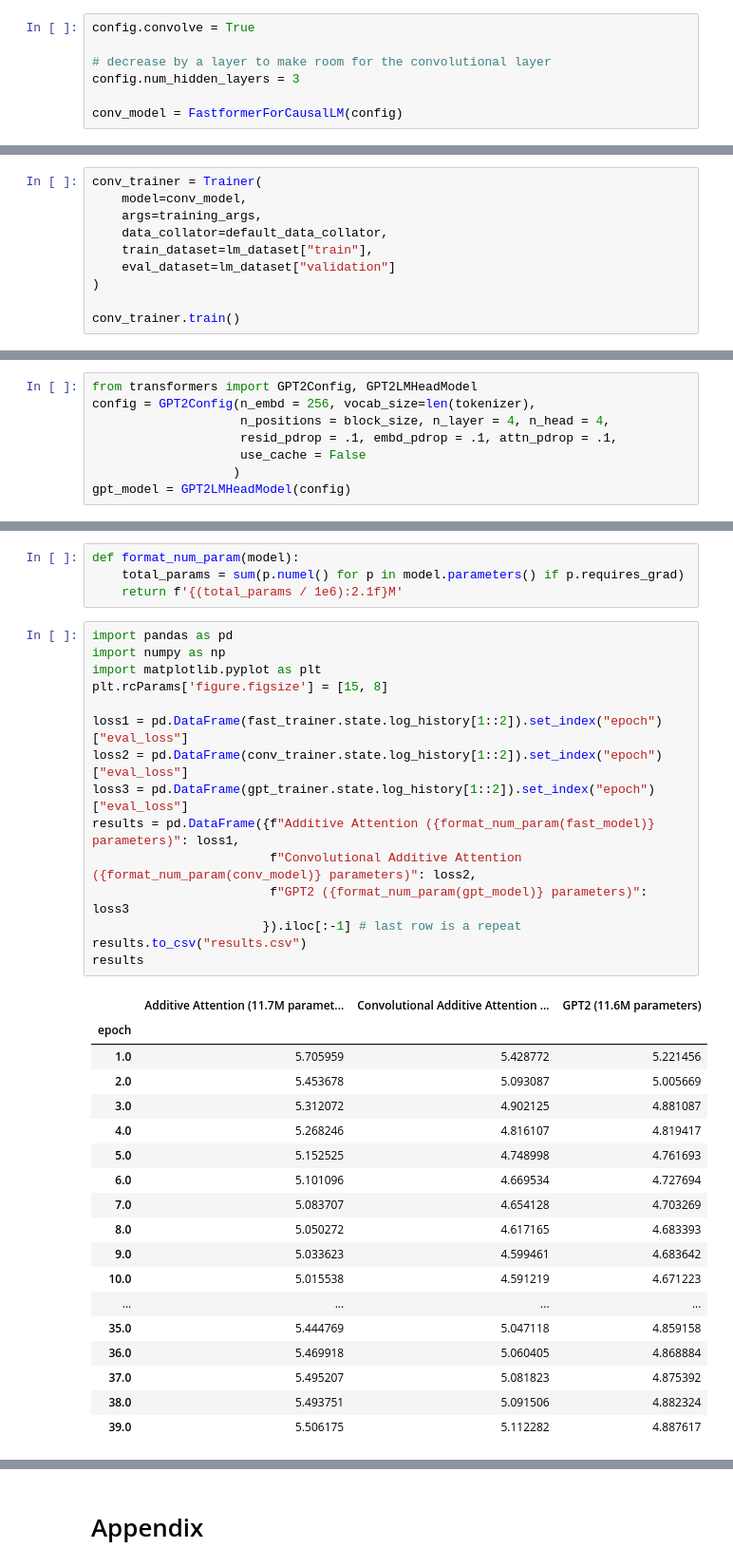
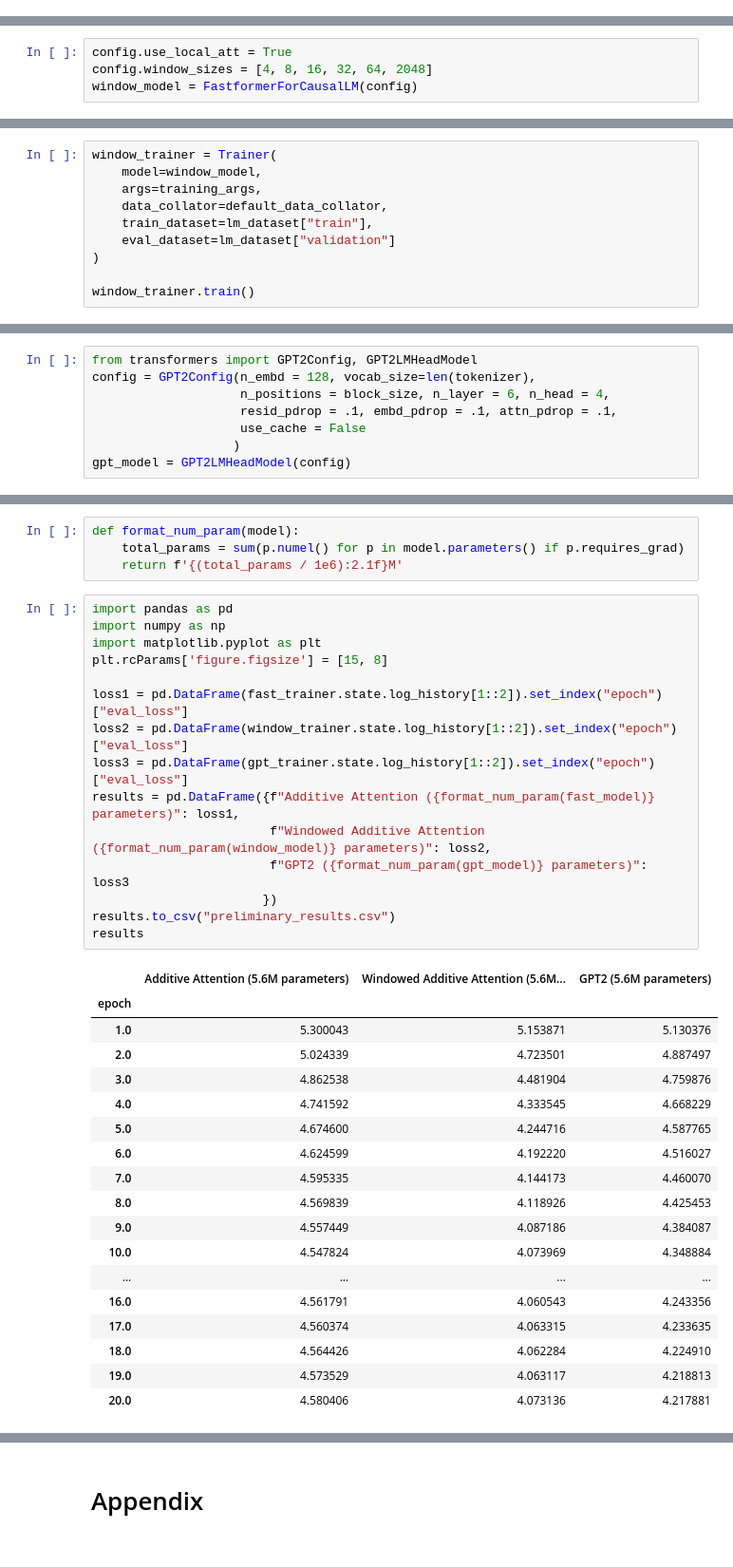
Before and after one commit to mtanghu/LEAP, a Jupyter notebook: FastLM.ipynb, the cells around one changed output, grey strips where cells are left out. Shown at 95% size. Drawn from its saved outputs; the diff is of its cells as text.

```diff
--- a/FastLM.ipynb
+++ b/FastLM.ipynb
@@ -96,7 +116,0 @@ fast_trainer.train()
-# %%
-config.convolve = True
-
-# decrease by a layer to make room for the convolutional layer
-config.num_hidden_layers = 3
-
-conv_model = FastformerForCausalLM(config)
@@ -103 +123,5 @@ conv_model = FastformerForCausalLM(config)
+# %%
+config.use_local_att = True
+config.window_sizes = [4, 8, 16, 32, 64, 2048]
+window_model = FastformerForCausalLM(config)
 # %%
@@ -108,10 +132,10 @@ f'{(pytorch_total_params / 1e6):2.1f}M'
 # %%
-conv_trainer = Trainer(
-    model=conv_model,
+window_trainer = Trainer(
+    model=window_model,
     args=training_args,
     data_collator=default_data_collator,
     train_dataset=lm_dataset["train"],
     eval_dataset=lm_dataset["validation"]
 )
 
-conv_trainer.train()
+window_trainer.train()
@@ -119,8 +147,8 @@ conv_trainer.train()
 # 3. GPT2 (comparision)
 # %%
 from transformers import GPT2Config, GPT2LMHeadModel
-config = GPT2Config(n_embd = 256, vocab_size=len(tokenizer),
-                    n_positions = block_size, n_layer = 4, n_head = 4,
+config = GPT2Config(n_embd = 128, vocab_size=len(tokenizer),
+                    n_positions = block_size, n_layer = 6, n_head = 4,
                     resid_pdrop = .1, embd_pdrop = .1, attn_pdrop = .1,
                     use_cache = False
                    )
@@ -153,37 +177,37 @@ def format_num_param(model):
 # %%
 import pandas as pd
 import numpy as np
 import matplotlib.pyplot as plt
 plt.rcParams['figure.figsize'] = [15, 8]
 
 loss1 = pd.DataFrame(fast_trainer.state.log_history[1::2]).set_index("epoch")["eval_loss"]
-loss2 = pd.DataFrame(conv_trainer.state.log_history[1::2]).set_index("epoch")["eval_loss"]
+loss2 = pd.DataFrame(window_trainer.state.log_history[1::2]).set_index("epoch")["eval_loss"]
 loss3 = pd.DataFrame(gpt_trainer.state.log_history[1::2]).set_index("epoch")["eval_loss"]
 results = pd.DataFrame({f"Additive Attention ({format_num_param(fast_model)} parameters)": loss1,
-                        f"Convolutional Additive Attention ({format_num_param(conv_model)} parameters)": loss2,
+                        f"Windowed Additive Attention ({format_num_param(window_model)} parameters)": loss2,
                         f"GPT2 ({format_num_param(gpt_model)} parameters)": loss3
-                       }).iloc[:-1] # last row is a repeat
-results.to_csv("results.csv")
+                       })
+results.to_csv("preliminary_results.csv")
 results
 # %% [output]
-|  | Additive Attention (11.7M paramet... | Convolutional Additive Attention ... | GPT2 (11.6M parameters) |
+|  | Additive Attention (5.6M parameters) | Windowed Additive Attention (5.6M... | GPT2 (5.6M parameters) |
 | epoch |  |  |  |
-| 1.0 | 5.705959 | 5.428772 | 5.221456 |
-| 2.0 | 5.453678 | 5.093087 | 5.005669 |
-| 3.0 | 5.312072 | 4.902125 | 4.881087 |
-| 4.0 | 5.268246 | 4.816107 | 4.819417 |
-| 5.0 | 5.152525 | 4.748998 | 4.761693 |
-| 6.0 | 5.101096 | 4.669534 | 4.727694 |
-| 7.0 | 5.083707 | 4.654128 | 4.703269 |
-| 8.0 | 5.050272 | 4.617165 | 4.683393 |
-| 9.0 | 5.033623 | 4.599461 | 4.683642 |
-| 10.0 | 5.015538 | 4.591219 | 4.671223 |
+| 1.0 | 5.300043 | 5.153871 | 5.130376 |
+| 2.0 | 5.024339 | 4.723501 | 4.887497 |
+| 3.0 | 4.862538 | 4.481904 | 4.759876 |
+| 4.0 | 4.741592 | 4.333545 | 4.668229 |
+| 5.0 | 4.674600 | 4.244716 | 4.587765 |
+| 6.0 | 4.624599 | 4.192220 | 4.516027 |
+| 7.0 | 4.595335 | 4.144173 | 4.460070 |
+| 8.0 | 4.569839 | 4.118926 | 4.425453 |
+| 9.0 | 4.557449 | 4.087186 | 4.384087 |
+| 10.0 | 4.547824 | 4.073969 | 4.348884 |
 | ... | ... | ... | ... |
-| 35.0 | 5.444769 | 5.047118 | 4.859158 |
-| 36.0 | 5.469918 | 5.060405 | 4.868884 |
-| 37.0 | 5.495207 | 5.081823 | 4.875392 |
-| 38.0 | 5.493751 | 5.091506 | 4.882324 |
-| 39.0 | 5.506175 | 5.112282 | 4.887617 |
+| 16.0 | 4.561791 | 4.060543 | 4.243356 |
+| 17.0 | 4.560374 | 4.063315 | 4.233635 |
+| 18.0 | 4.564426 | 4.062284 | 4.224910 |
+| 19.0 | 4.573529 | 4.063117 | 4.218813 |
+| 20.0 | 4.580406 | 4.073136 | 4.217881 |
 # %%
 ppl_results = np.exp(results)
 ppl_results
```
Also changed, not shown: parts of 20 cells of this notebook, 5 other files.
